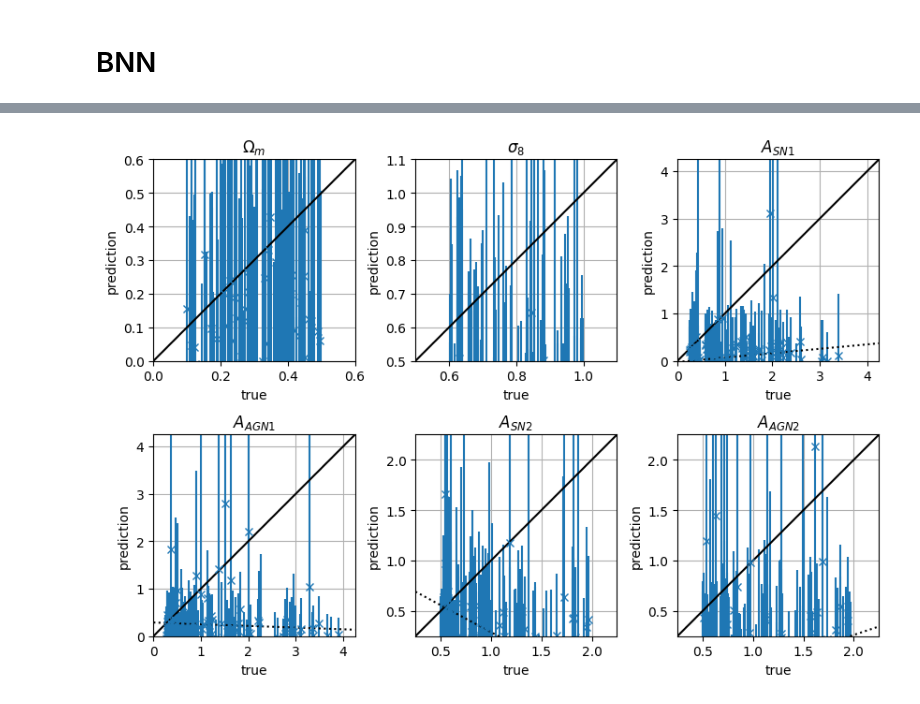
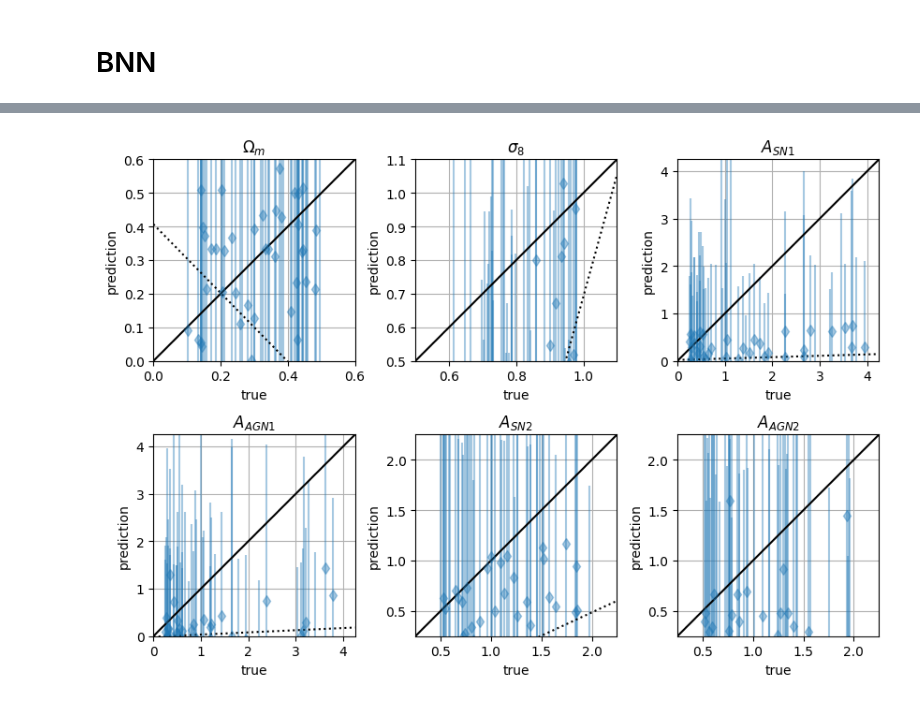
Before and after one commit to shubhagrawal30/CosmoIM, a Jupyter notebook: notebooks/bnn.ipynb, the cells around one changed output, grey strips where cells are left out. Saved outputs shown, nothing was run; the diff lists cells and outputs as text; code cells hidden in the pictures.

```diff
--- a/notebooks/bnn.ipynb
+++ b/notebooks/bnn.ipynb
@@ -7,6 +7,16 @@ import os
 import tensorflow_probability as tfp
 tfd = tfp.distributions
 
+class CustomCallback(tf.keras.callbacks.Callback):
+    def __init__(self, PROGRESS_EPOCH=50):
+        self.PROGRESS_EPOCH = PROGRESS_EPOCH
+    def on_epoch_end(self, epoch, logs=None):
+        if epoch % self.PROGRESS_EPOCH == 0:
+            print(f"epoch {epoch}: ", end="")
+        for key, val in logs.items():
+            print(f"{key}: {val:.3f}", end= "\t")
+        print()
+
 tf.config.list_physical_devices('GPU')
 # %% [output]
 []
@@ -123,19 +133,23 @@ tf.keras.backend.clear_session()
 
 model = tf.keras.Sequential([
     tf.keras.layers.InputLayer(input_shape=input_shape),
-    tfp.layers.Convolution2DFlipout(filters = 8, kernel_size=(2, 2), padding='valid',
+    tfp.layers.Convolution2DFlipout(filters = 64, kernel_size=(2, 2), padding='valid',
           kernel_divergence_fn=kl_divergence_function, activation=tf.nn.tanh),
     tf.keras.layers.MaxPooling2D(pool_size=(2, 2), strides=None, padding="valid"),
-    tfp.layers.Convolution2DFlipout(filters = 16, kernel_size=(2, 2), padding='valid',
+    tfp.layers.Convolution2DFlipout(filters = 128, kernel_size=(2, 2), padding='valid',
           kernel_divergence_fn=kl_divergence_function, activation=tf.nn.tanh),
     tf.keras.layers.MaxPooling2D(pool_size=(2, 2), strides=None, padding="valid"),
-    tfp.layers.Convolution2DFlipout(filters = 16, kernel_size=(2, 2), padding='valid',
+    tfp.layers.Convolution2DFlipout(filters = 128, kernel_size=(2, 2), padding='valid',
           kernel_divergence_fn=kl_divergence_function, activation=tf.nn.tanh),
     tf.keras.layers.MaxPooling2D(pool_size=(2, 2), strides=None, padding="valid"),
     tf.keras.layers.Flatten(),
+    tfp.layers.DenseFlipout(units = 512,
+          kernel_divergence_fn=kl_divergence_function, activation=tf.nn.tanh),
+    tfp.layers.DenseFlipout(units = 256,
+          kernel_divergence_fn=kl_divergence_function, activation=tf.nn.tanh),
+    tfp.layers.DenseFlipout(units = 256,
+          kernel_divergence_fn=kl_divergence_function, activation=tf.nn.tanh),
     tfp.layers.DenseFlipout(units = 128,
-          kernel_divergence_fn=kl_divergence_function, activation=tf.nn.tanh),
-    tfp.layers.DenseFlipout(units = 64,
           kernel_divergence_fn=kl_divergence_function, activation=tf.nn.tanh),
     tf.keras.layers.Dense(tfp.layers.MultivariateNormalTriL.params_size(6)),
     tfp.layers.MultivariateNormalTriL(6)
@@ -208,5 +218,5 @@ Trainable params: 167,487
 Non-trainable params: 0
 _________________________________________________________________
 # %%
-history = model.fit(train_x, train_y, epochs=5, validation_data=(val_x, val_y), verbose=1)
+history = model.fit(train_x, train_y, epochs=5, validation_data=(val_x, val_y), verbose=0, callbacks=[CustomCallback(1)])
 # %% [output]
@@ -223,5 +228,5 @@ Epoch 5/5
 # %%
-history = model.fit(train_x, train_y, epochs=5000, validation_data=(val_x, val_y), verbose=0)
+history = model.fit(train_x, train_y, epochs=200, validation_data=(val_x, val_y), verbose=0)
 # %%
 plt.plot(history.history['loss'])
 plt.plot(history.history['val_loss'])
@@ -277,12 +283,12 @@ plt.close()
 # %%
 # plot_x, plot_y = train_x, train_y
-plot_x, plot_y = val_x, val_y
-# plot_x, plot_y = test_x, test_y
+# plot_x, plot_y = val_x, val_y
+plot_x, plot_y = test_x, test_y
 
-n_pred = 10
+n_pred = 50
 predictions = np.empty((n_pred, *plot_y.shape))
 for i in range(n_pred):
-    predictions[i] = model.predict(plot_x)
+    predictions[i] = model.predict(plot_x, verbose=0)
 predictions_best = np.nanmean(predictions, axis=0)
 predictions_std = np.nanstd(predictions, axis=0)
 
@@ -293,7 +299,7 @@ fig.subplots_adjust(wspace=0.3, hspace=0.2)
 labels = [r"$\Omega_m$", r"$\sigma_8$", r"$A_{SN1}$", r"$A_{AGN1}$", r"$A_{SN2}$", r"$A_{AGN2}$"]
 for ind, (label, ax, low_lim, upp_lim) in enumerate(zip(labels, axs.ravel(), low_lims, upp_lims)):
     p = np.poly1d(np.polyfit(plot_y[:, ind], predictions_best[:, ind], 1))
-    ax.errorbar(plot_y[:, ind], predictions_best[:, ind],  predictions_std[:, ind], marker="x", ls='none')
+    ax.errorbar(plot_y[:, ind], predictions_best[:, ind],  predictions_std[:, ind], marker="d", ls='none', alpha=0.4)
     ax.set_xlabel("true")
     ax.set_ylabel("prediction")
     ax.plot([low_lim, upp_lim], [low_lim, upp_lim], color="black")
@@ -319 +315 @@ plt.close()
-[figure, old version]
+[figure, new version]
```
Also changed, not shown: parts of 8 cells of this notebook.
